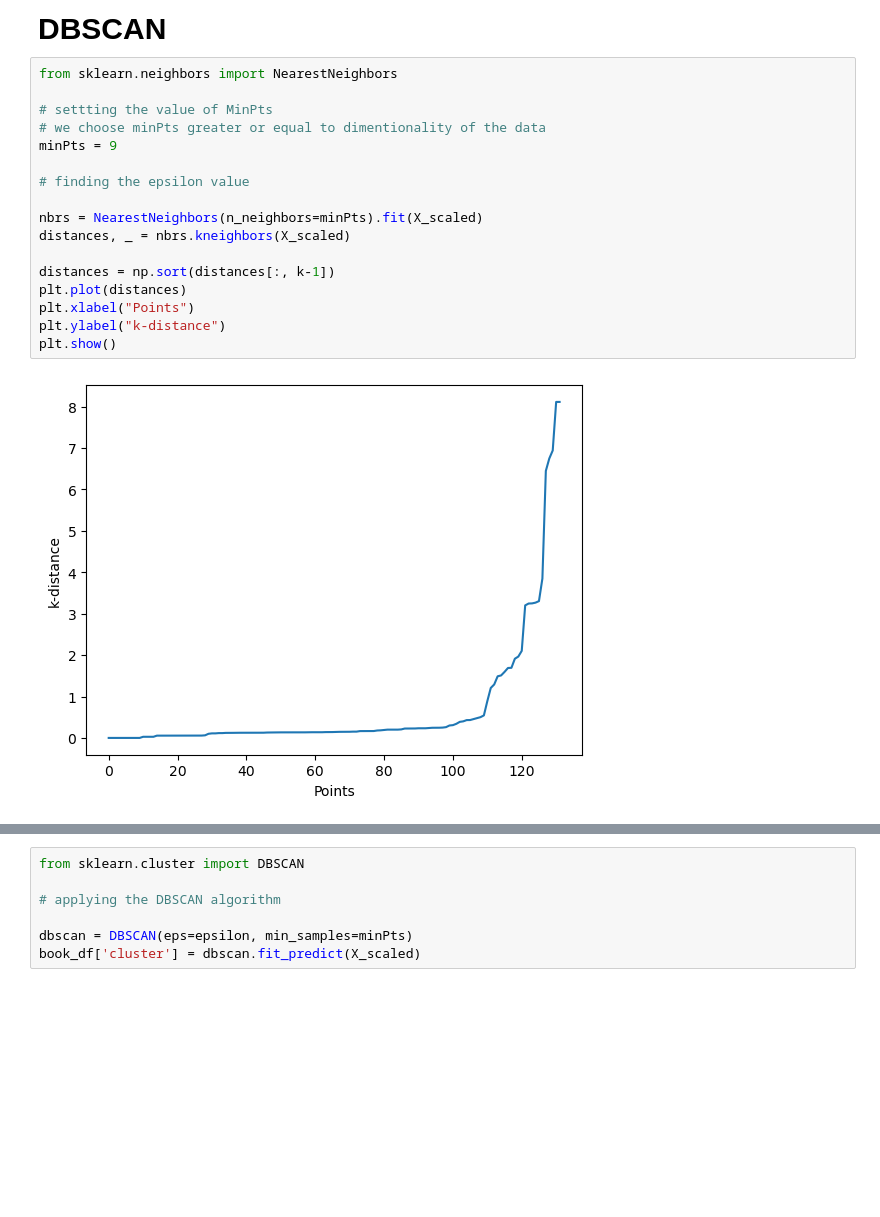
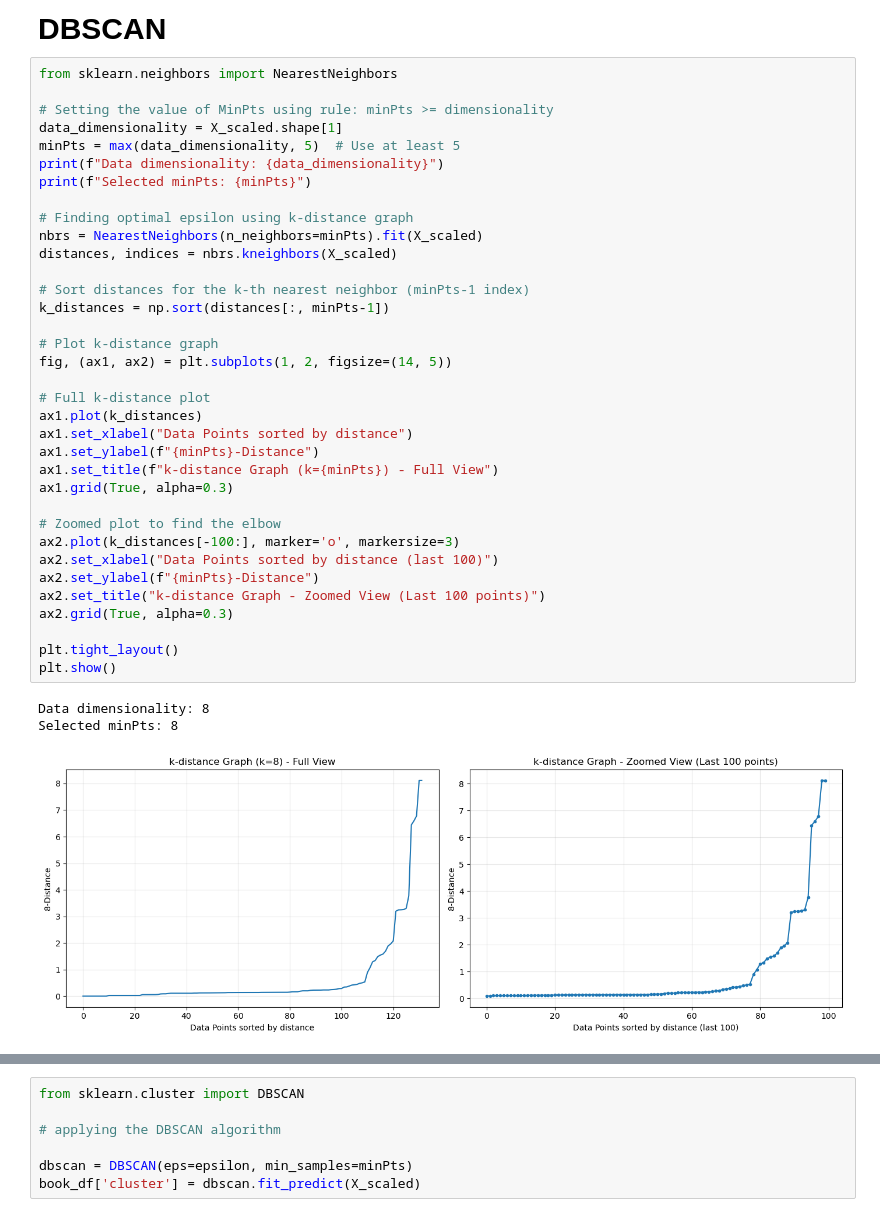
Before and after one commit to mustafaots/Library-Optimization-and-Book-Recommendation-Data-Mining-Project, a Jupyter notebook: notebooks/models/clustering-2/model.ipynb, the cells around one changed output, grey strips where cells are left out. Drawn from its saved outputs; the diff is of its cells as text; blank space fills up the shorter version.

```diff
--- a/notebooks/models/clustering-2/model.ipynb
+++ b/notebooks/models/clustering-2/model.ipynb
@@ -207,20 +207,40 @@ plt.show()
 # %%
 from sklearn.neighbors import NearestNeighbors
 
-# settting the value of MinPts
-# we choose minPts greater or equal to dimentionality of the data
-minPts = 9
+# Setting the value of MinPts using rule: minPts >= dimensionality
+data_dimensionality = X_scaled.shape[1]
+minPts = max(data_dimensionality, 5)  # Use at least 5
+print(f"Data dimensionality: {data_dimensionality}")
+print(f"Selected minPts: {minPts}")
 
-# finding the epsilon value
+# Finding optimal epsilon using k-distance graph
+nbrs = NearestNeighbors(n_neighbors=minPts).fit(X_scaled)
+distances, indices = nbrs.kneighbors(X_scaled)
 
-nbrs = NearestNeighbors(n_neighbors=minPts).fit(X_scaled)
-distances, _ = nbrs.kneighbors(X_scaled)
+# Sort distances for the k-th nearest neighbor (minPts-1 index)
+k_distances = np.sort(distances[:, minPts-1])
 
-distances = np.sort(distances[:, k-1])
-plt.plot(distances)
-plt.xlabel("Points")
-plt.ylabel("k-distance")
+# Plot k-distance graph
+fig, (ax1, ax2) = plt.subplots(1, 2, figsize=(14, 5))
+
+# Full k-distance plot
+ax1.plot(k_distances)
+ax1.set_xlabel("Data Points sorted by distance")
+ax1.set_ylabel(f"{minPts}-Distance")
+ax1.set_title(f"k-distance Graph (k={minPts}) - Full View")
+ax1.grid(True, alpha=0.3)
+
+# Zoomed plot to find the elbow
+ax2.plot(k_distances[-100:], marker='o', markersize=3)
+ax2.set_xlabel("Data Points sorted by distance (last 100)")
+ax2.set_ylabel(f"{minPts}-Distance")
+ax2.set_title("k-distance Graph - Zoomed View (Last 100 points)")
+ax2.grid(True, alpha=0.3)
+
+plt.tight_layout()
 plt.show()
 # %% [output]
+Data dimensionality: 8
+Selected minPts: 8
-[figure, old version]
+[figure, new version]
 # %%
```
Also changed, not shown: parts of 10 cells of this notebook.
